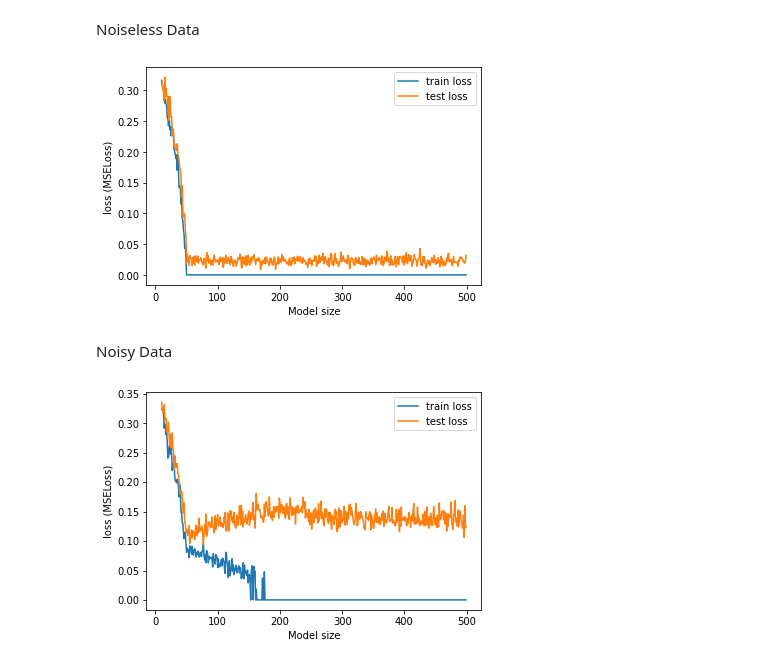
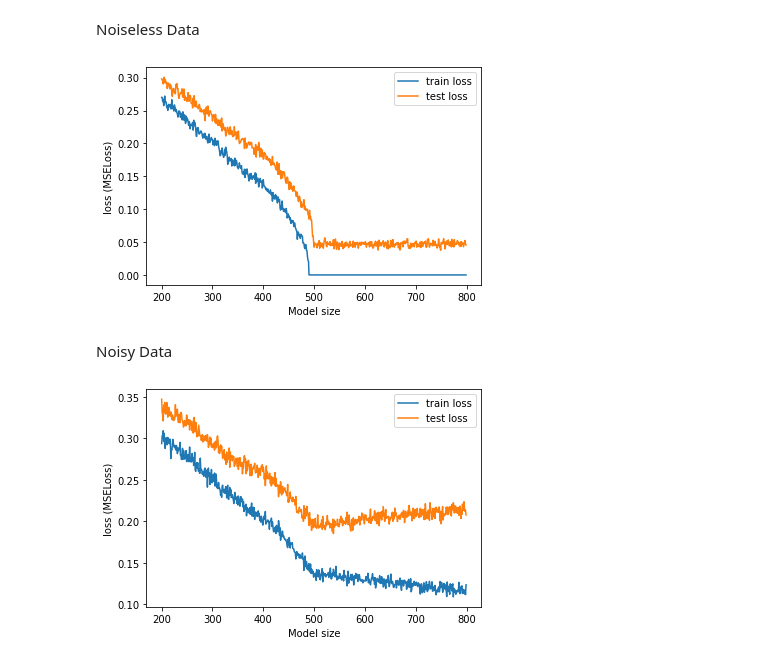
Before and after one commit to Yufei-Gu-451/parameter-wise-double-descent, a Jupyter notebook: Model-wise_Double_Descent/logistic_regression.ipynb, the cells around one changed output. Cells and saved outputs as stored; diff of their text form; code cells hidden in the pictures.

Commit message:
model wise dd experiments

```diff
--- a/Model-wise_Double_Descent/logistic_regression.ipynb
+++ b/Model-wise_Double_Descent/logistic_regression.ipynb
@@ -11,8 +11,8 @@ import sys
 sys.path.append('../.')
 import datasets
 # %%
-sample_size = 2000
-feature_dimension = 50
+sample_size = 10000
+feature_dimension = 500
 # Sample wise double descent for linear model only affected by input Dimension, even if some of input is disturbance (useless) term
 used_feature = feature_dimension
 noise_level = 0
@@ -36,15 +36,16 @@ y[y >= 0.5] = 1
 y[y < 0.5] = 0
 y = y.reshape(sample_size)
 
-model_range = 500
+model_range = 800
 X = np.column_stack((X, np.ones((X.shape[0], model_range-X.shape[1]))))
+# X = np.column_stack((X, np.random.rand(X.shape[0], model_range-X.shape[1])))
 # %% [markdown]
 Noiseless Data
 # %%
 train_losses = []
 test_losses = []
 
-model_size = [size for size in range(10, model_range, 1)]
+model_size = [size for size in range(200, model_range, 1)]
 
 for size in model_size:
     X_train, X_test, y_train, y_test = train_test_split(X, y, test_size=test_size, random_state=RAND_ST, shuffle=True)
@@ -68,40 +69,40 @@ plt.plot(model_size, test_losses, label = "test loss")
 plt.legend()
 plt.show()
 # %% [output]
-[figure, old version]
+[figure, new version]
 # %% [markdown]
 Noisy Data
 # %%
-X = X + np.random.normal(0, 0.3, (sample_size, X.shape[1]))
+X = X + np.random.normal(0, 0.6, (sample_size, X.shape[1]))
 # %%
 train_losses = []
 test_losses = []
 
-model_size = [size for size in range(10, model_range, 1)]
+model_size = [size for size in range(200, model_range, 1)]
 
 for size in model_size:
     X_train, X_test, y_train, y_test = train_test_split(X, y, test_size=test_size, random_state=RAND_ST, shuffle=True)
     # model = SGDClassifier(loss="log_loss", validation_fraction=0.0000001).fit(X_train[:, :size], y_train)
     model = LogisticRegression(penalty='none', solver='lbfgs', max_iter=50000, multi_class='ovr').fit(X_train[:, :size], y_train)
 
     train_losses.append(np.sum(np.power(model.predict(X_train[:, :size])-y_train, 2)) / X_test.shape[0])
     test_losses.append(np.sum(np.power(model.predict(X_test[:, :size])-y_test, 2)) / X_test.shape[0])
 
     # print(np.sum(np.power(model.predict(X_train[:, :size])-y_train, 2)) / X_test.shape[0])
     # print(np.sum(np.power(model.predict(X_test[:, :size])-y_test, 2)) / X_test.shape[0])
     # print(size)
     # print()
 
 # lowestIndex = np.argsort(test_losses)
 
 plt.xlabel("Model size")
 plt.ylabel("loss (MSELoss)")
 plt.plot(model_size, train_losses, label = "train loss")
 plt.plot(model_size, test_losses, label = "test loss")
 plt.legend()
 plt.show()
 # %% [output]
-[figure, old version]
+[figure, new version]
 # %%
 train_losses = []
 test_losses = []
```
Also changed, not shown: parts of 1 cell of this notebook, 4 other files.
